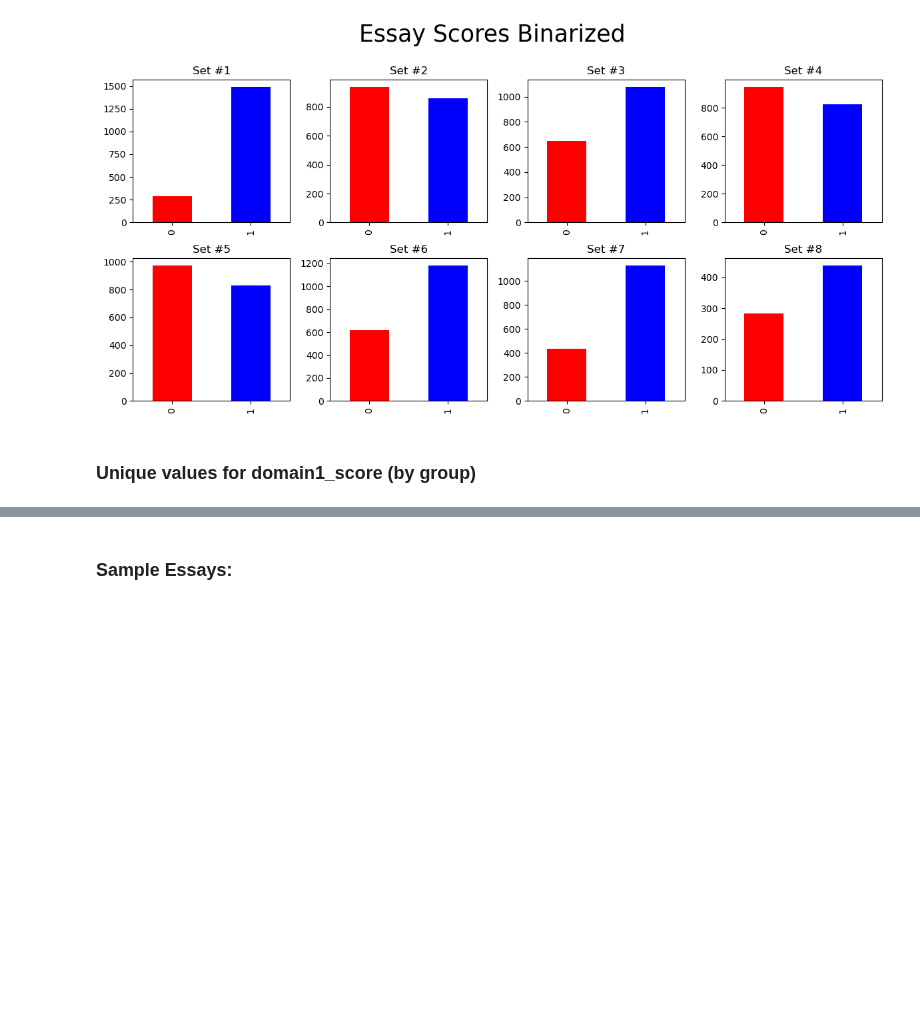
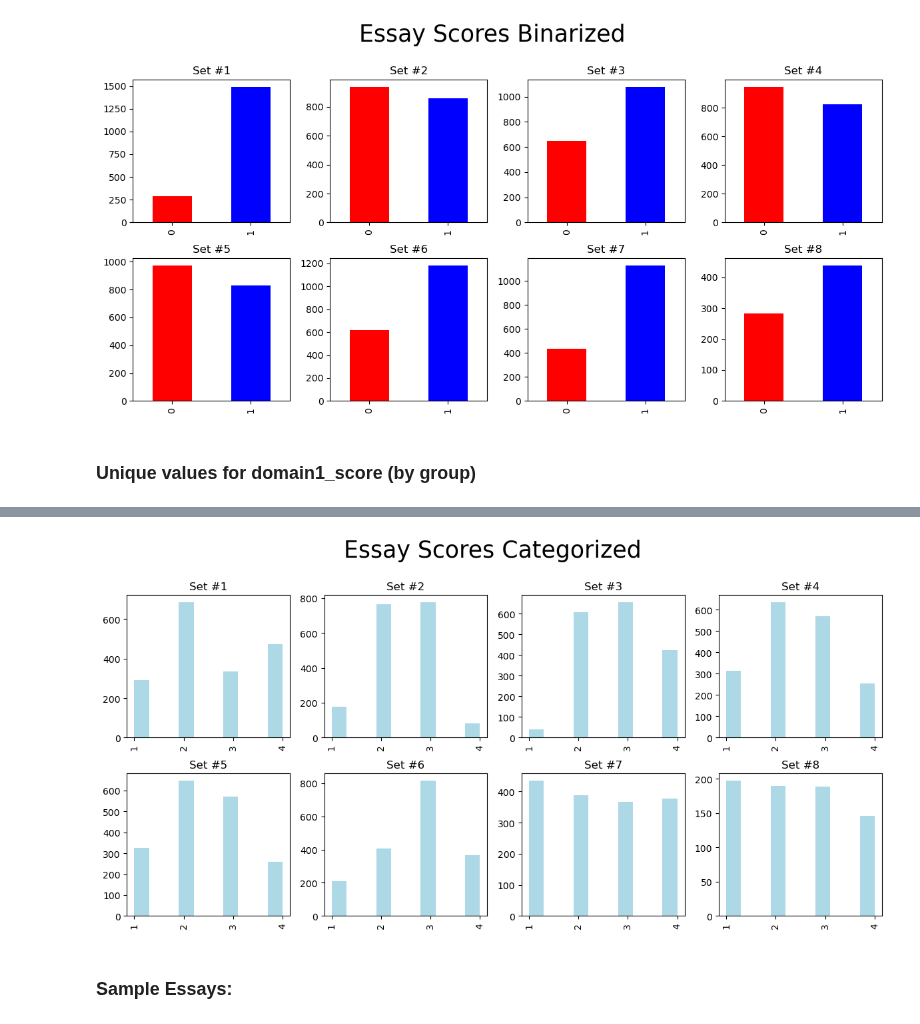
Before and after one commit to lliv12/nlp-lime-ig, a Jupyter notebook: datasets_overview.ipynb, the cells around one changed output, grey strips where cells are left out. Drawn from its saved outputs; the diff is of its cells as text; code cells hidden in the pictures; blank space fills up the shorter version.

```diff
--- a/datasets_overview.ipynb
+++ b/datasets_overview.ipynb
@@ -384,3 +406,20 @@ Set #8:   [34, 46, 40, 30, 26, 41, 31, 44, 36, 43, 20, 45, 35, 42, 33, 38, 47, 3
+# %%
+labels = [1, 2, 3, 4]
+slices = [
+    pd.cut(essays_train[essays_train['essay_set']==1]['domain1_score'], [1, 7, 8, 9, 12], labels=labels), # Set 1
+    pd.cut(essays_train[essays_train['essay_set']==2]['domain1_score'], [0, 2, 3, 4, 6], labels=labels),
+    essays_train[essays_train['essay_set']==3]['domain1_score'] + 1,
+    essays_train[essays_train['essay_set']==4]['domain1_score'] + 1,
+    pd.cut(essays_train[essays_train['essay_set']==5]['domain1_score'], [-1, 1, 2, 3, 4], labels=labels),
+    pd.cut(essays_train[essays_train['essay_set']==6]['domain1_score'], [-1, 1, 2, 3, 4], labels=labels),
+    pd.qcut(essays_train[essays_train['essay_set']==7]['domain1_score'], 4, labels=labels),
+    pd.qcut(essays_train[essays_train['essay_set']==8]['domain1_score'], 4, labels=labels)
+]
+essays_categorized = essays_train[[c for c in essays_train.columns if c != 'domain1_score']]
+essays_categorized = essays_categorized.join(pd.concat(slices))
+create_plot(essays_categorized, title="Essay Scores Categorized")
+# %% [output]
+[figure, added]
 # %% [markdown]
 ### Sample Essays:
 # %%
```
Also changed, not shown: parts of 3 cells of this notebook, 7 other files.
